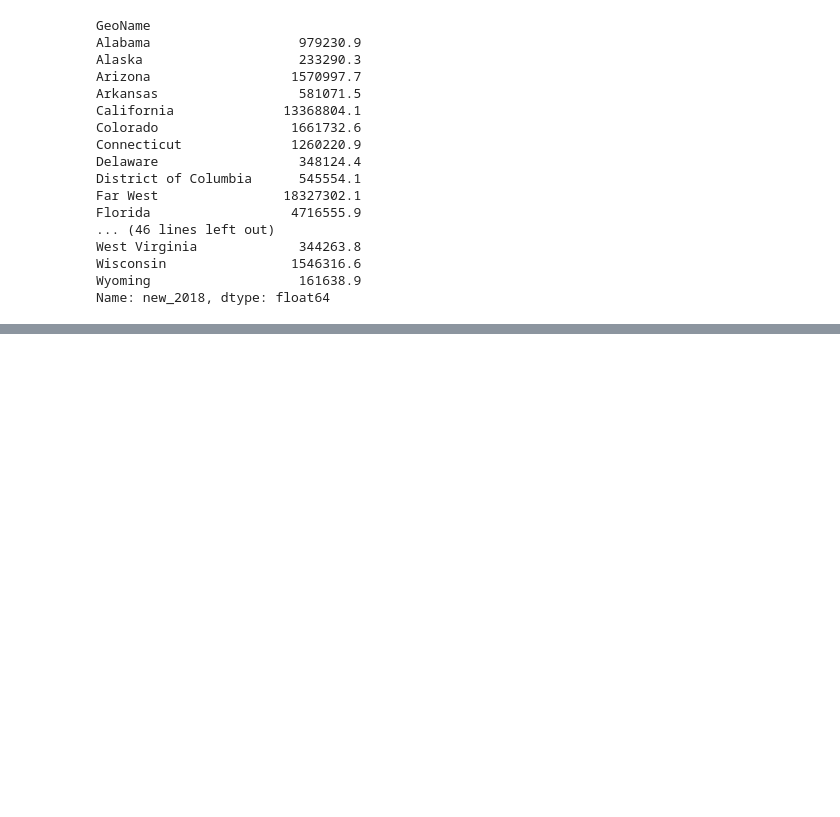
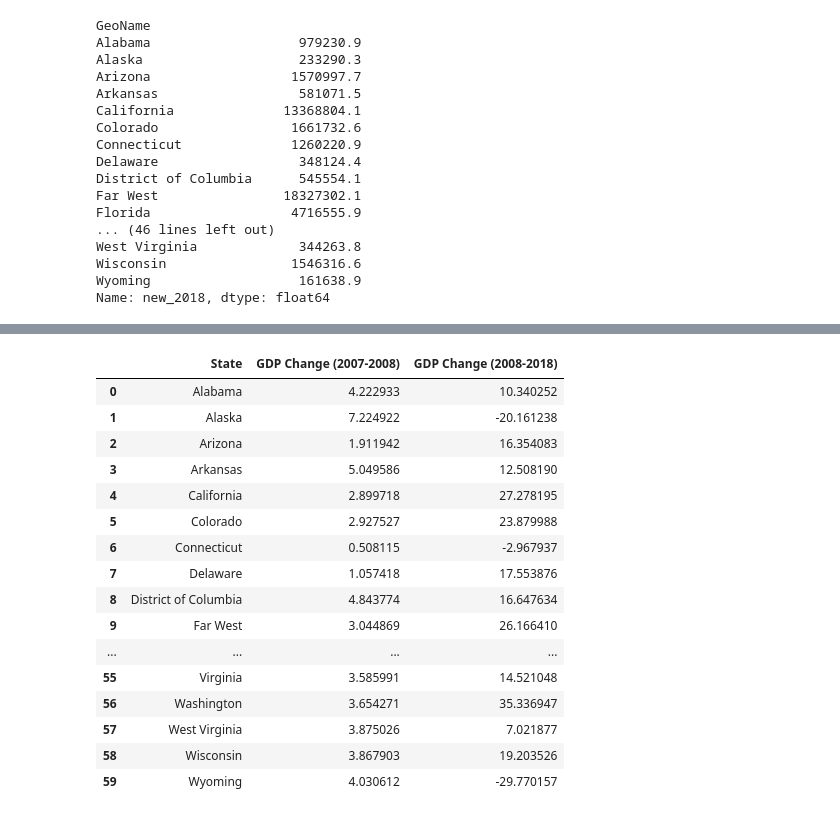
Before and after one commit to cblasi111/2008_recession_analysis, a Jupyter notebook: Untitled.ipynb, the cells around one changed output, grey strips where cells are left out. Saved outputs shown, nothing was run; the diff lists cells and outputs as text; code cells hidden in the pictures; blank space fills up the shorter version.

Commit message:
Updated GDP data frames (no graphs)
Updated GDP data frames (no graphs)

```diff
--- a/Untitled.ipynb
+++ b/Untitled.ipynb
@@ -570,0 +517,32 @@ bottom_performing_states
+# %%
+# Create dataframe to show 07-08 change and 08-18 change
+gdp_change_07_08 = gdp_complete["09-10 Delta"]
+gdp_change_08_18 = ((gdp_complete["GDP 2018"] - gdp_complete["GDP 2008"])/ gdp_complete["GDP 2008"])*100
+state_name = [state for state in gdp_complete["GeoName"]]
+
+
+
+gdp_for_visualization = pd.DataFrame({"State": state_name,
+                                      "GDP Change (2007-2008)": gdp_change_07_08,
+                                      "GDP Change (2008-2018)": gdp_change_08_18})
+
+
+gdp_for_visualization
+# %% [output]
+|  | State | GDP Change (2007-2008) | GDP Change (2008-2018) |
+| 0 | Alabama | 4.222933 | 10.340252 |
+| 1 | Alaska | 7.224922 | -20.161238 |
+| 2 | Arizona | 1.911942 | 16.354083 |
+| 3 | Arkansas | 5.049586 | 12.508190 |
+| 4 | California | 2.899718 | 27.278195 |
+| 5 | Colorado | 2.927527 | 23.879988 |
+| 6 | Connecticut | 0.508115 | -2.967937 |
+| 7 | Delaware | 1.057418 | 17.553876 |
+| 8 | District of Columbia | 4.843774 | 16.647634 |
+| 9 | Far West | 3.044869 | 26.166410 |
+| ... | ... | ... | ... |
+| 55 | Virginia | 3.585991 | 14.521048 |
+| 56 | Washington | 3.654271 | 35.336947 |
+| 57 | West Virginia | 3.875026 | 7.021877 |
+| 58 | Wisconsin | 3.867903 | 19.203526 |
+| 59 | Wyoming | 4.030612 | -29.770157 |
```
Also changed, not shown: parts of 8 cells of this notebook.
